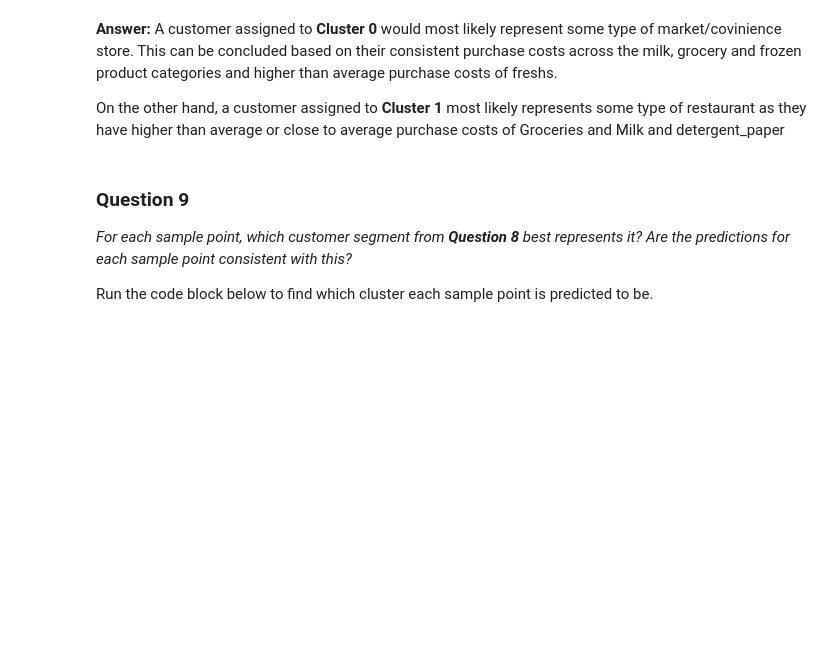
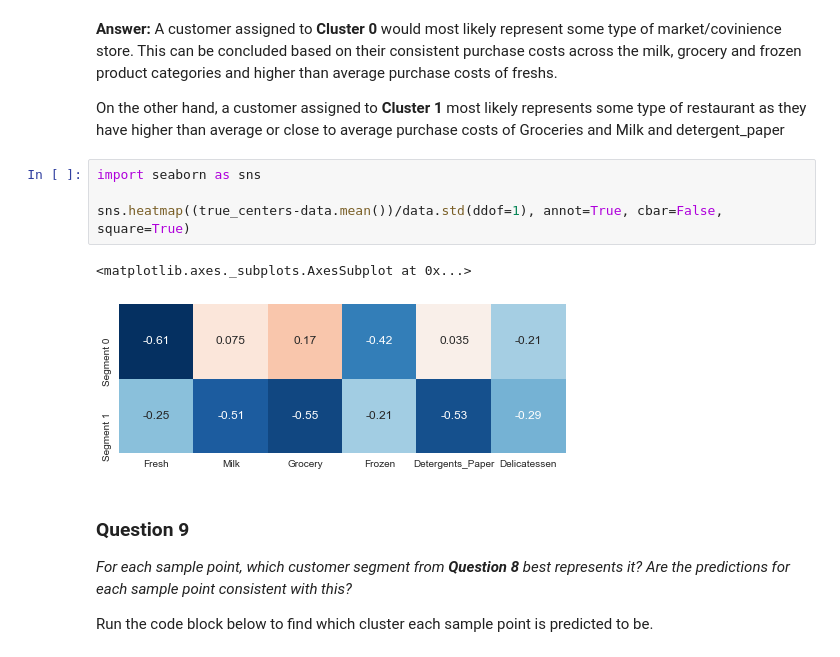
Before and after one commit to benakiva/customer_segments, a Jupyter notebook: customer_segments.ipynb, the cells around one changed output. Saved outputs shown, nothing was run; the diff lists cells and outputs as text; blank space fills up the shorter version.

```diff
--- a/customer_segments.ipynb
+++ b/customer_segments.ipynb
@@ -495,6 +501,13 @@ Consider the total purchase cost of each product category for the representative
 A customer assigned to **Cluster 0** would most likely represent some type of market/covinience store. This can be concluded based on their consistent purchase costs across the milk, grocery and frozen product categories and higher than average purchase costs of freshs.
 
 On the other hand, a customer assigned to **Cluster 1** most likely represents some type of restaurant as they have higher than average or close to average purchase costs of Groceries and Milk and detergent_paper
+# %%
+import seaborn as sns
+
+sns.heatmap((true_centers-data.mean())/data.std(ddof=1), annot=True, cbar=False, square=True)
+# %% [output]
+<matplotlib.axes._subplots.AxesSubplot at 0x...>
+[figure, added]
 # %% [markdown]
 ### Question 9
 *For each sample point, which customer segment from* ***Question 8*** *best represents it? Are the predictions for each sample point consistent with this?*
```
Also changed, not shown: parts of 8 cells of this notebook, 1 other file.
